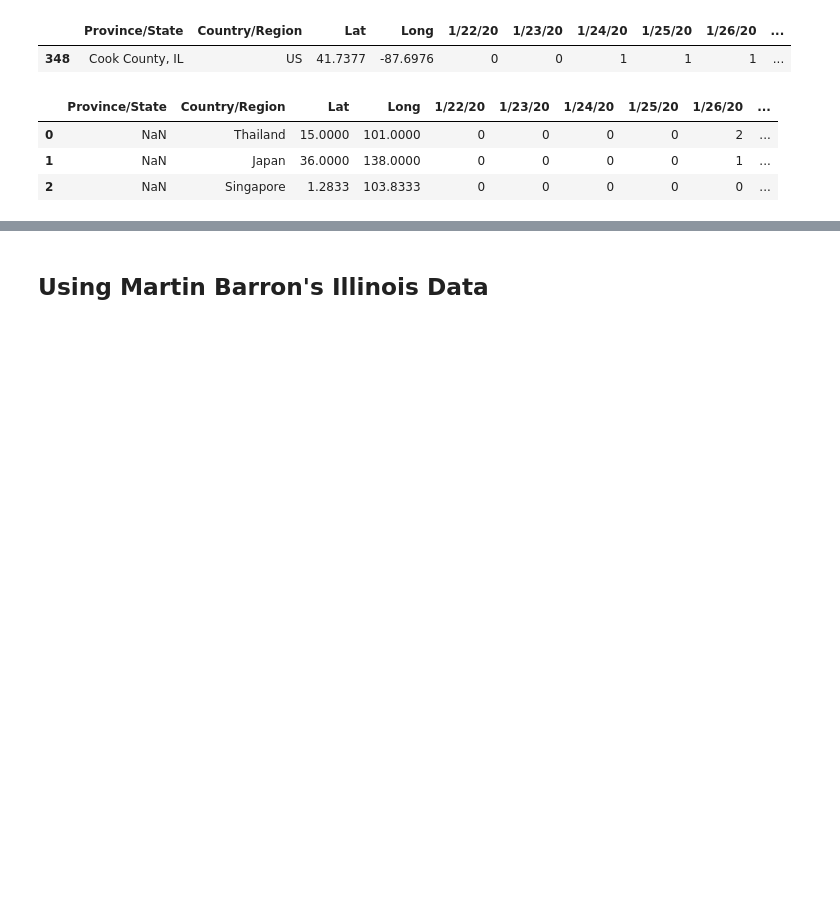
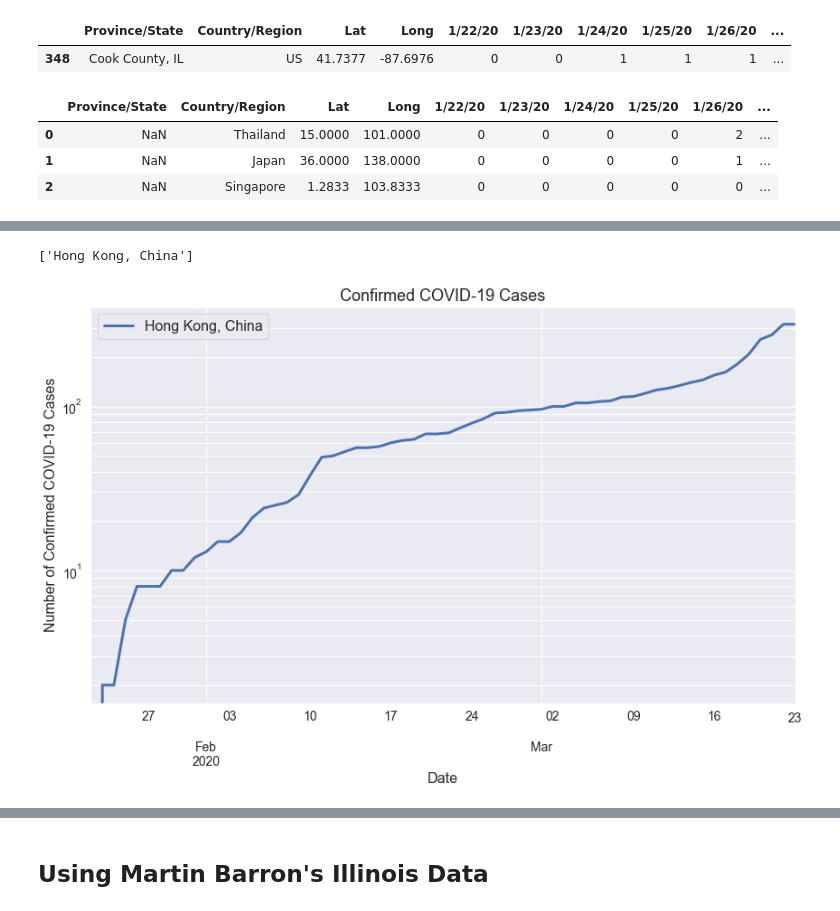
Before and after one commit to MattTriano/COVID-19_Viz, a Jupyter notebook: COVID-19_EDA.ipynb, the cells around one changed output, grey strips where cells are left out. Drawn from its saved outputs; the diff is of its cells as text; code cells hidden in the pictures; blank space fills up the shorter version.

```diff
--- a/COVID-19_EDA.ipynb
+++ b/COVID-19_EDA.ipynb
@@ -245,0 +298,8 @@ plot_covid_19_data_mpl(case_type='Fatal', locations=['Italy', 'Hubei, China'])
+# %%
+[col for col in deaths_df.columns if "Hong Kong" in col]
+# %% [output]
+['Hong Kong, China']
+# %%
+plot_covid_19_data_mpl(case_type='Confirmed', locations=['Hong Kong, China'])
+# %% [output]
+[figure, added]
```
Also changed, not shown: parts of 23 cells of this notebook.
